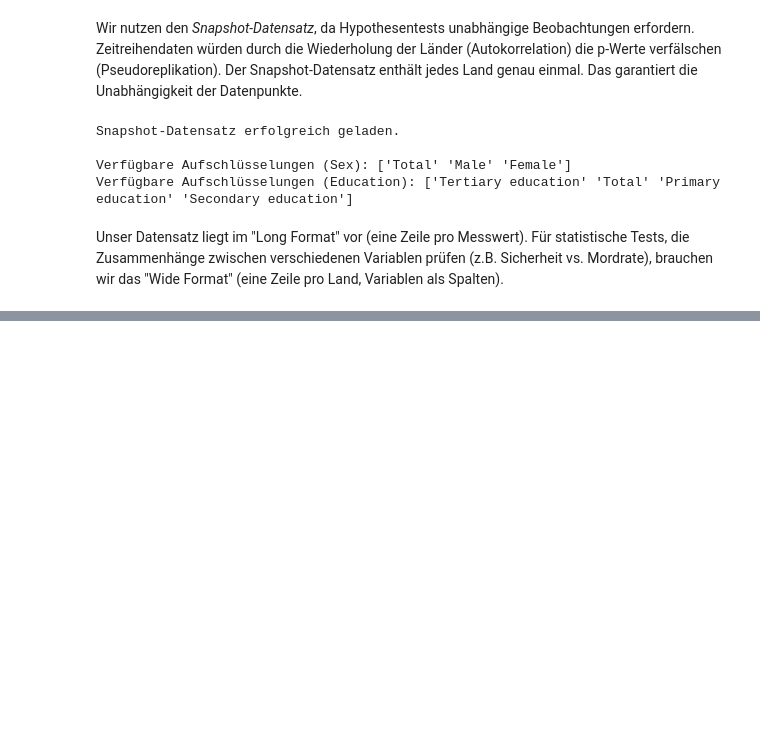
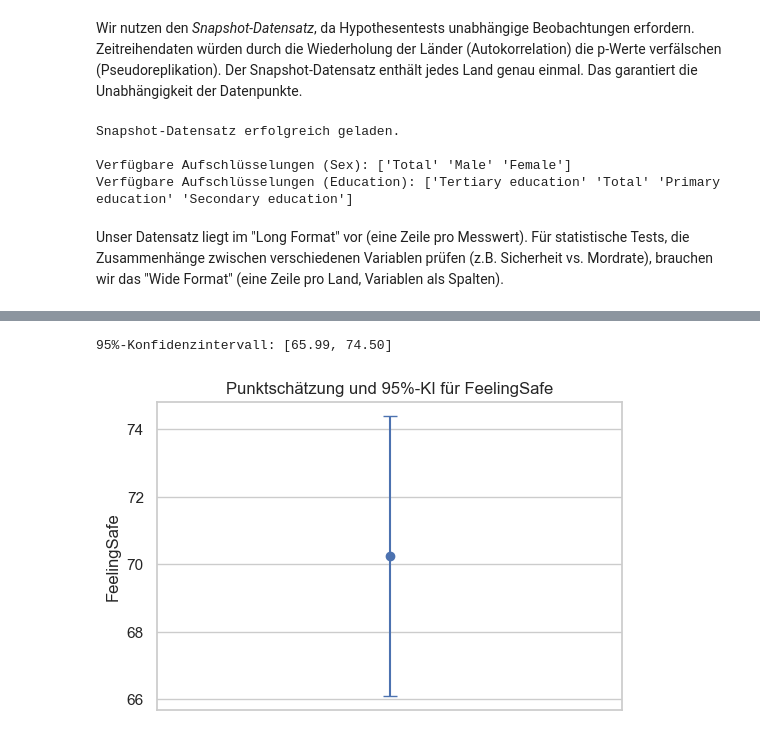
Before and after one commit to flurinasophie/Statistik_Projekt_OECDWellBeing, a Jupyter notebook: notebooks/04_Induktive_Statistik_und_Gruppenvergleiche.ipynb, the cells around one changed output, grey strips where cells are left out. Drawn from its saved outputs; the diff is of its cells as text; code cells hidden in the pictures; blank space fills up the shorter version.

```diff
--- a/notebooks/04_Induktive_Statistik_und_Gruppenvergleiche.ipynb
+++ b/notebooks/04_Induktive_Statistik_und_Gruppenvergleiche.ipynb
@@ -552,0 +160,22 @@ Im nächsten Notebook (**05_Regressionsanalyse**) werden wir daher **multiple Re
+# %%
+# Konfidenzintervall für den Mittelwert von FeelingSafe
+from scipy.stats import t
+
+n = df_clean['FeelingSafe'].shape[0]
+sem = std_fs / np.sqrt(n)  # Standardfehler
+conf_level = 0.95
+alpha = 1 - conf_level
+
+ci_low, ci_high = stats.t.interval(conf_level, df=n-1, loc=mean_fs, scale=sem)
+print(f"95%-Konfidenzintervall: [{ci_low:.2f}, {ci_high:.2f}]")
+
+# Visualisierung
+plt.figure(figsize=(6,4))
+plt.errorbar(1, mean_fs, yerr=1.96*sem, fmt='o', capsize=5)
+plt.xticks([])
+plt.ylabel('FeelingSafe')
+plt.title('Punktschätzung und 95%-KI für FeelingSafe')
+plt.show()
+# %% [output]
+95%-Konfidenzintervall: [65.99, 74.50]
+[figure, added]
```
Also changed, not shown: parts of 74 cells of this notebook, 1 other file.
